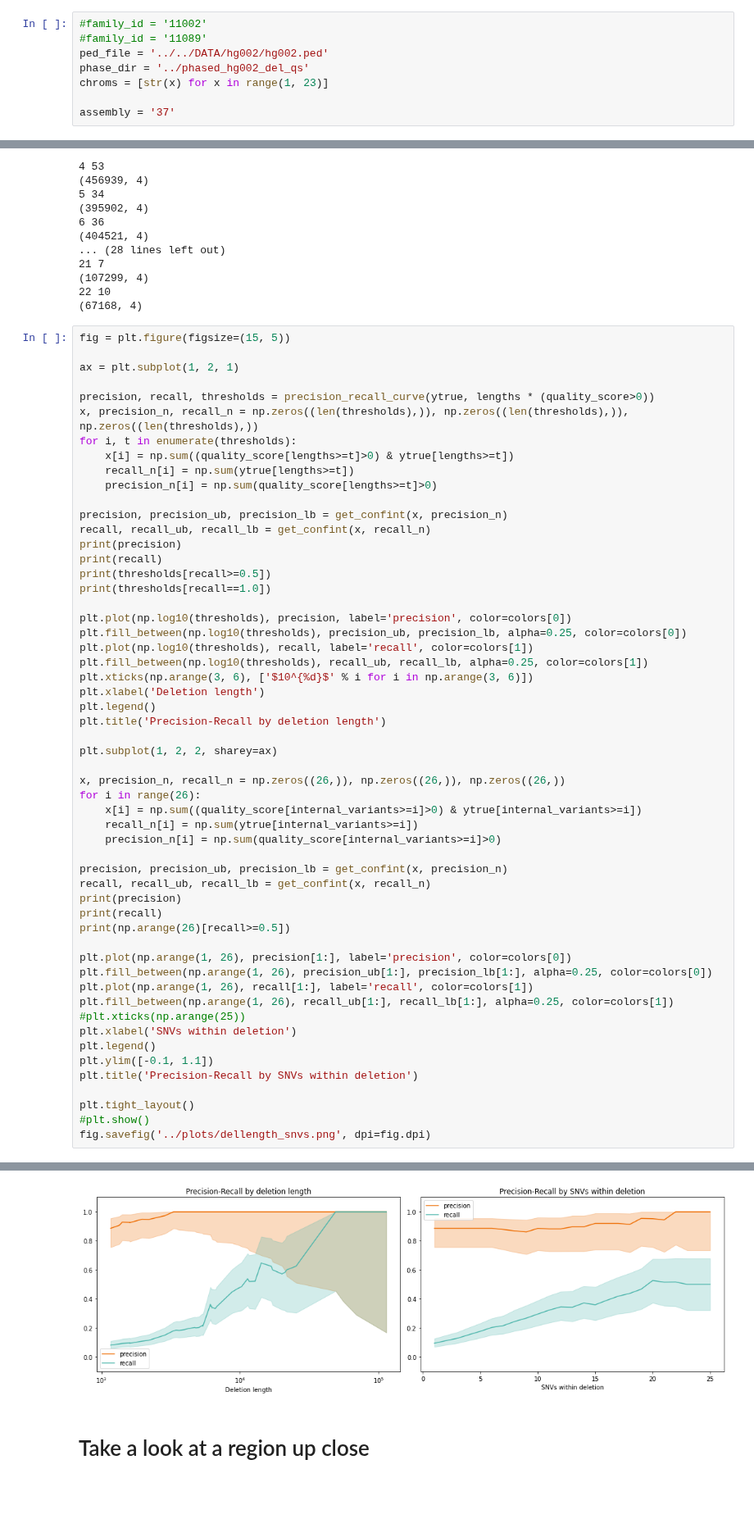
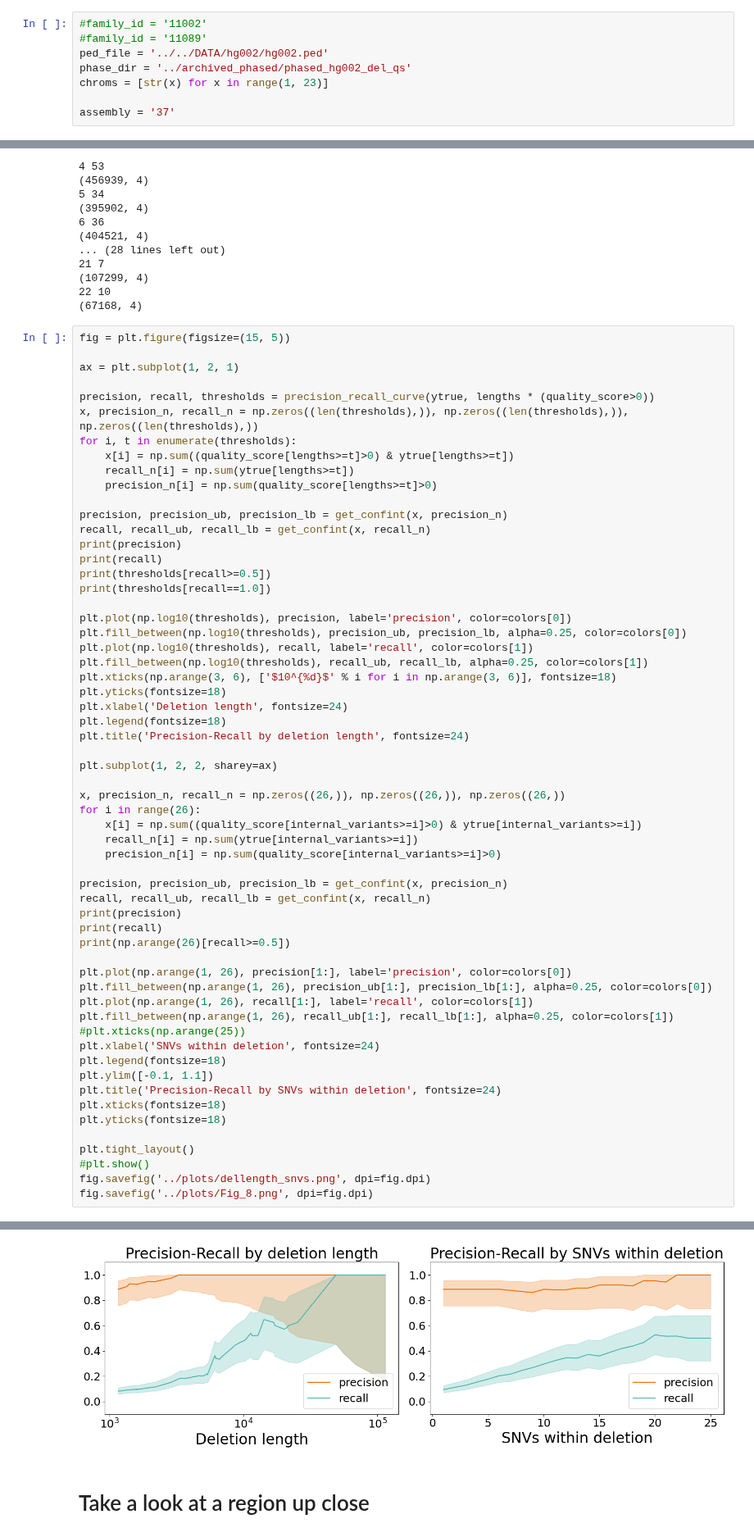
Before and after one commit to kpaskov/PhasingFamilies, a Jupyter notebook: validation/hg002.ipynb, the cells around one changed output, grey strips where cells are left out. Shown at 82% size. Saved outputs shown, nothing was run; the diff lists cells and outputs as text; blank space fills up the shorter version.

```diff
--- a/validation/hg002.ipynb
+++ b/validation/hg002.ipynb
@@ -15,7 +15,7 @@ import matplotlib
 #family_id = '11002'
 #family_id = '11089'
 ped_file = '../../DATA/hg002/hg002.ped'
-phase_dir = '../phased_hg002_del_qs'
+phase_dir = '../archived_phased/phased_hg002_del_qs'
 chroms = [str(x) for x in range(1, 23)]
 
 assembly = '37'
@@ -669,10 +675,11 @@ plt.plot(np.log10(thresholds), precision, label='precision', color=colors[0])
 plt.fill_between(np.log10(thresholds), precision_ub, precision_lb, alpha=0.25, color=colors[0])
 plt.plot(np.log10(thresholds), recall, label='recall', color=colors[1])
 plt.fill_between(np.log10(thresholds), recall_ub, recall_lb, alpha=0.25, color=colors[1])
-plt.xticks(np.arange(3, 6), ['$10^{%d}$' % i for i in np.arange(3, 6)])
-plt.xlabel('Deletion length')
-plt.legend()
-plt.title('Precision-Recall by deletion length')
+plt.xticks(np.arange(3, 6), ['$10^{%d}$' % i for i in np.arange(3, 6)], fontsize=18)
+plt.yticks(fontsize=18)
+plt.xlabel('Deletion length', fontsize=24)
+plt.legend(fontsize=18)
+plt.title('Precision-Recall by deletion length', fontsize=24)
 
 plt.subplot(1, 2, 2, sharey=ax)
 
@@ -689,37 +696,40 @@ print(recall)
 print(np.arange(26)[recall>=0.5])
 
 plt.plot(np.arange(1, 26), precision[1:], label='precision', color=colors[0])
 plt.fill_between(np.arange(1, 26), precision_ub[1:], precision_lb[1:], alpha=0.25, color=colors[0])
 plt.plot(np.arange(1, 26), recall[1:], label='recall', color=colors[1])
 plt.fill_between(np.arange(1, 26), recall_ub[1:], recall_lb[1:], alpha=0.25, color=colors[1])
 #plt.xticks(np.arange(25))
-plt.xlabel('SNVs within deletion')
-plt.legend()
+plt.xlabel('SNVs within deletion', fontsize=24)
+plt.legend(fontsize=18)
 plt.ylim([-0.1, 1.1])
-plt.title('Precision-Recall by SNVs within deletion')
+plt.title('Precision-Recall by SNVs within deletion', fontsize=24)
+plt.xticks(fontsize=18)
+plt.yticks(fontsize=18)
 
 plt.tight_layout()
 #plt.show()
 fig.savefig('../plots/dellength_snvs.png', dpi=fig.dpi)
+fig.savefig('../plots/Fig_8.png', dpi=fig.dpi)
 # %% [output]
 [0.88636364 0.88636364 0.90697674 0.92857143 0.92682927 0.925
  0.94871795 0.94736842 0.97297297 1.         1.         1.
  1.         1.         1.         1.         1.         1.
  1.         1.         1.         1.         1.         1.
  1.         1.         1.         1.         1.         1.
  1.         1.         1.         1.         1.         1.
  1.         1.         1.         1.         1.         1.
  1.         1.         1.        ]
 [0.0740038  0.08125    0.08944954 0.09263658 0.09620253 0.09390863
  0.10818713 0.11464968 0.15       0.18       0.18421053 0.18378378
  0.18232044 0.18823529 0.19496855 0.2027027  0.2        0.20289855
  0.21774194 0.21138211 0.36231884 0.35820896 0.34848485 0.34920635
 ... (14 lines left out)
  0.34482759 0.34210526 0.37142857 0.359375   0.38983051 0.41818182
  0.4375     0.46666667 0.52631579 0.51515152 0.51612903 0.5
  0.5        0.5       ]
 [20 21 22 23 24 25]
-[figure, old version]
+[figure, new version]
 # %% [markdown]
 # Take a look at a region up close
 # %%
```
Also changed, not shown: parts of 8 cells of this notebook, 15 other files.
